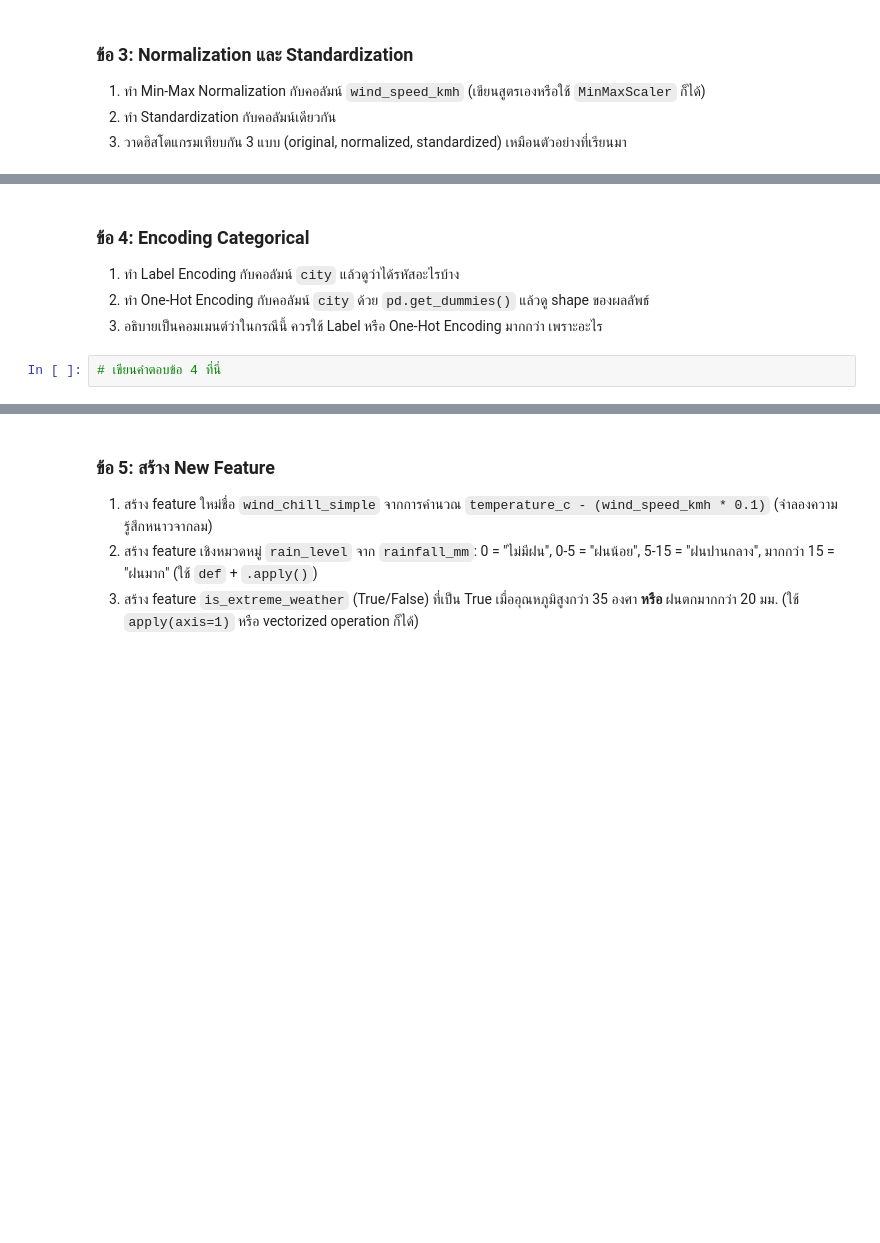
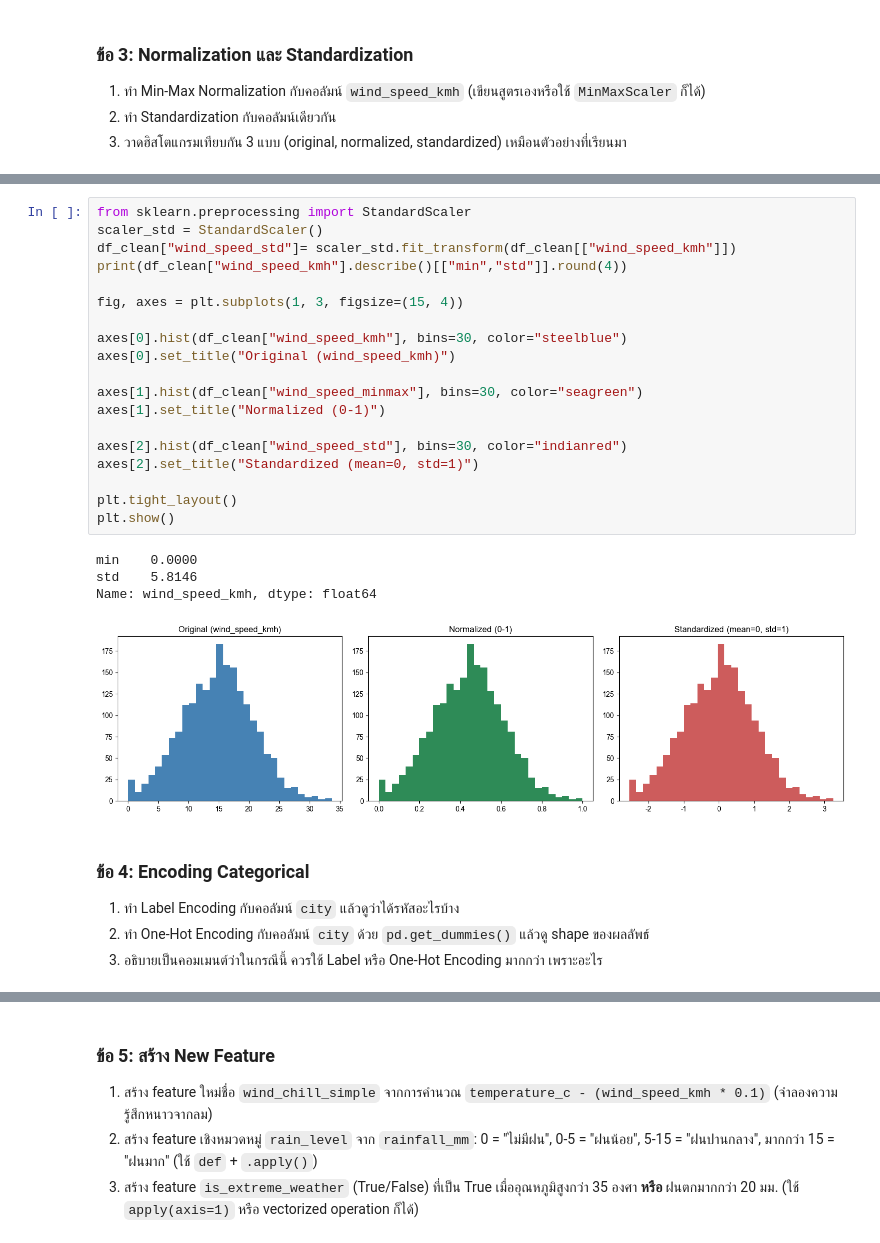
Before and after one commit to kulsiri19/683020564-6-kulsiri, a Jupyter notebook: SC612104_Session10_Data_Cleaning.ipynb, the cells around one changed output, grey strips where cells are left out. Drawn from its saved outputs; the diff is of its cells as text; blank space fills up the shorter version.

```diff
--- a/SC612104_Session10_Data_Cleaning.ipynb
+++ b/SC612104_Session10_Data_Cleaning.ipynb
@@ -1003,7 +1283,29 @@ dtype: int64
+# %%
+from sklearn.preprocessing import StandardScaler
+scaler_std = StandardScaler()
+df_clean["wind_speed_std"]= scaler_std.fit_transform(df_clean[["wind_speed_kmh"]])
+print(df_clean["wind_speed_kmh"].describe()[["min","std"]].round(4))
+
+fig, axes = plt.subplots(1, 3, figsize=(15, 4))
+
+axes[0].hist(df_clean["wind_speed_kmh"], bins=30, color="steelblue")
+axes[0].set_title("Original (wind_speed_kmh)")
+
+axes[1].hist(df_clean["wind_speed_minmax"], bins=30, color="seagreen")
+axes[1].set_title("Normalized (0-1)")
+
+axes[2].hist(df_clean["wind_speed_std"], bins=30, color="indianred")
+axes[2].set_title("Standardized (mean=0, std=1)")
+
+plt.tight_layout()
+plt.show()
+# %% [output]
+min    0.0000
+std    5.8146
+Name: wind_speed_kmh, dtype: float64
+[figure, added]
 # %% [markdown]
 ### ข้อ 4: Encoding Categorical
 1. ทำ Label Encoding กับคอลัมน์ `city` แล้วดูว่าได้รหัสอะไรบ้าง
 2. ทำ One-Hot Encoding กับคอลัมน์ `city` ด้วย `pd.get_dummies()` แล้วดู shape ของผลลัพธ์
 3. อธิบายเป็นคอมเมนต์ว่าในกรณีนี้ ควรใช้ Label หรือ One-Hot Encoding มากกว่า เพราะอะไร
-# %%
-# เขียนคำตอบข้อ 4 ที่นี่
```
Also changed, not shown: parts of 49 cells of this notebook.
